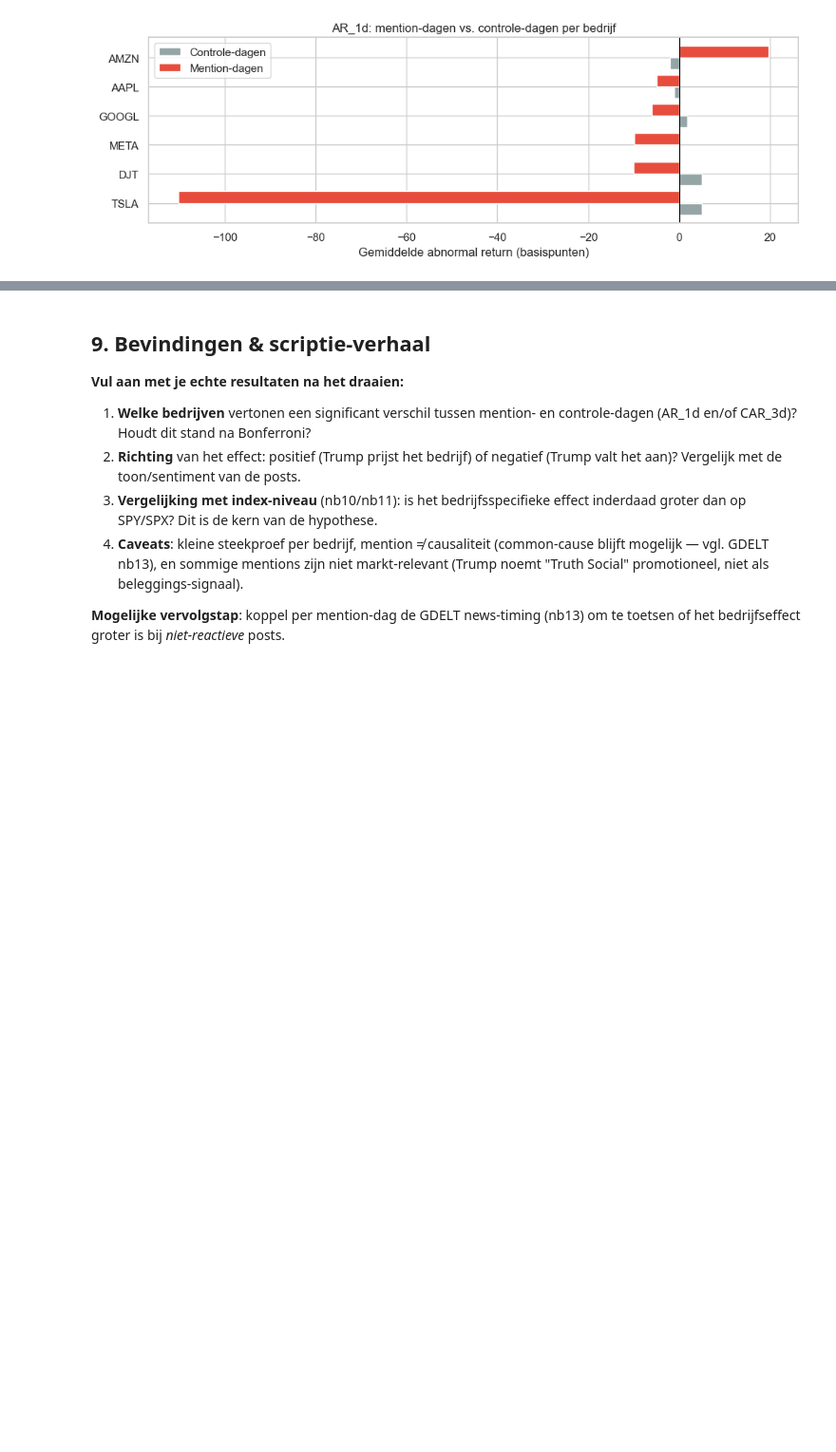
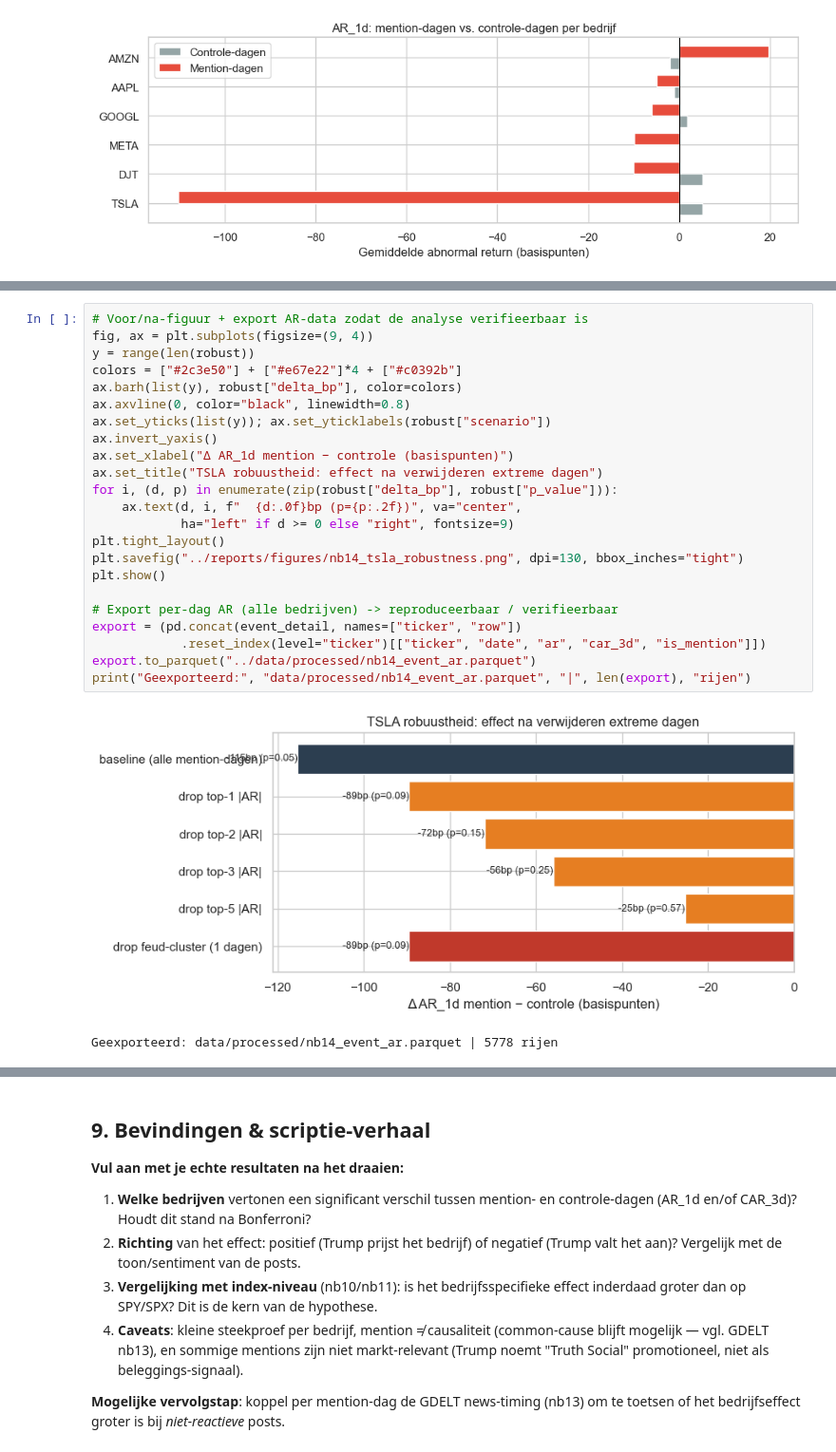
Before and after one commit to QuintenFritz/truthsocial-marketimpact, a Jupyter notebook: notebooks/14_individual_stocks_event_study.ipynb, the cells around one changed output, grey strips where cells are left out. Shown at 95% size. Saved outputs shown, nothing was run; the diff lists cells and outputs as text; blank space fills up the shorter version.

```diff
--- a/notebooks/14_individual_stocks_event_study.ipynb
+++ b/notebooks/14_individual_stocks_event_study.ipynb
@@ -399,0 +467,26 @@ else:
+# %%
+# Voor/na-figuur + export AR-data zodat de analyse verifieerbaar is
+fig, ax = plt.subplots(figsize=(9, 4))
+y = range(len(robust))
+colors = ["#2c3e50"] + ["#e67e22"]*4 + ["#c0392b"]
+ax.barh(list(y), robust["delta_bp"], color=colors)
+ax.axvline(0, color="black", linewidth=0.8)
+ax.set_yticks(list(y)); ax.set_yticklabels(robust["scenario"])
+ax.invert_yaxis()
+ax.set_xlabel("Δ AR_1d mention − controle (basispunten)")
+ax.set_title("TSLA robuustheid: effect na verwijderen extreme dagen")
+for i, (d, p) in enumerate(zip(robust["delta_bp"], robust["p_value"])):
+    ax.text(d, i, f"  {d:.0f}bp (p={p:.2f})", va="center",
+            ha="left" if d >= 0 else "right", fontsize=9)
+plt.tight_layout()
+plt.savefig("../reports/figures/nb14_tsla_robustness.png", dpi=130, bbox_inches="tight")
+plt.show()
+
+# Export per-dag AR (alle bedrijven) -> reproduceerbaar / verifieerbaar
+export = (pd.concat(event_detail, names=["ticker", "row"])
+            .reset_index(level="ticker")[["ticker", "date", "ar", "car_3d", "is_mention"]])
+export.to_parquet("../data/processed/nb14_event_ar.parquet")
+print("Geexporteerd:", "data/processed/nb14_event_ar.parquet", "|", len(export), "rijen")
+# %% [output]
+[figure, added]
+Geexporteerd: data/processed/nb14_event_ar.parquet | 5778 rijen
```
Also changed, not shown: parts of 9 cells of this notebook, 9 other files.
